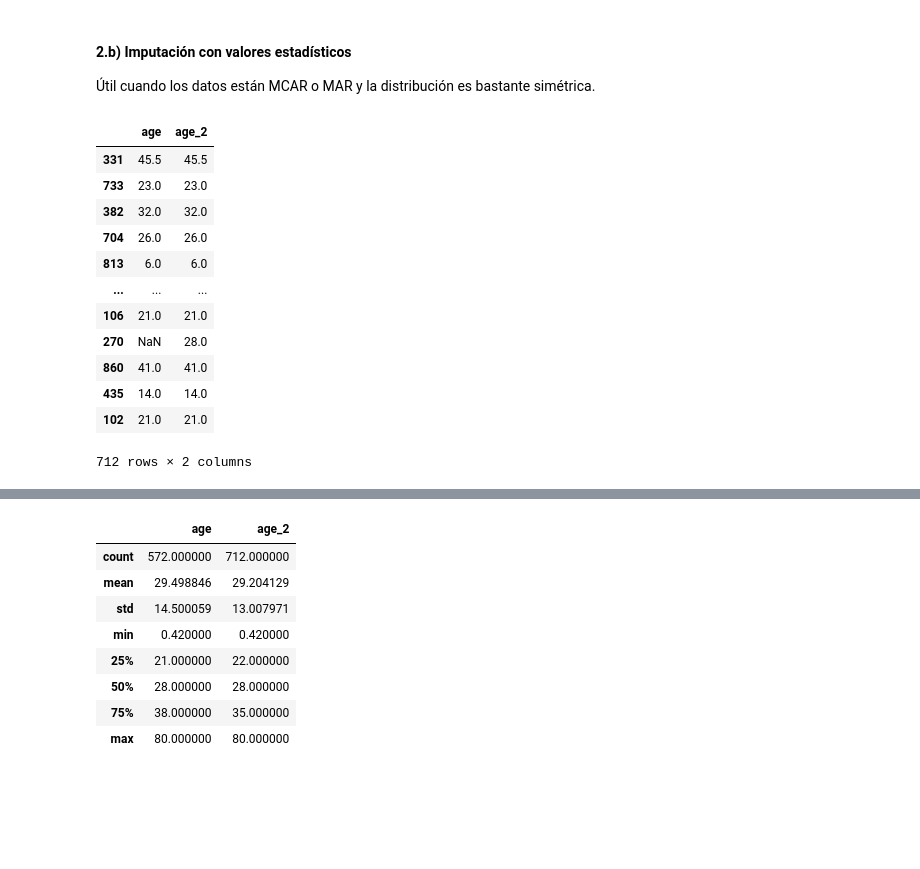
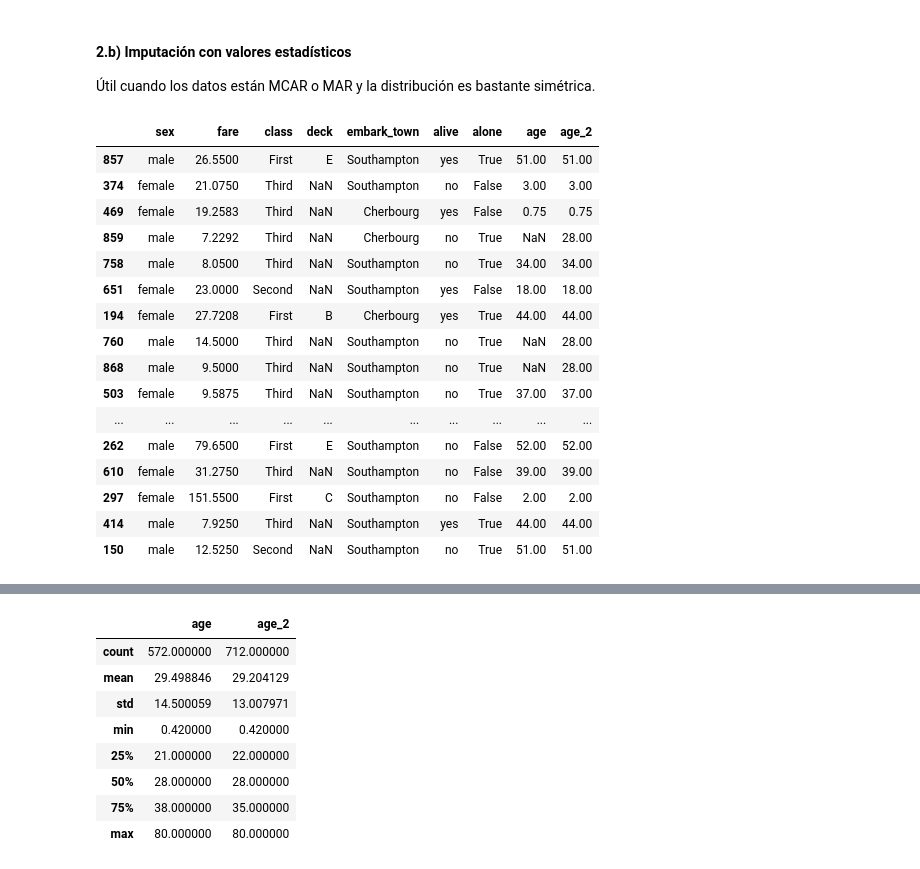
Before and after one commit to FIUBA-Posgrado-Inteligencia-Artificial/CEIA_Analisis_de_datos, a Jupyter notebook: notebooks/clase_04_tratamiento_datos_faltantes.ipynb, the cells around one changed output, grey strips where cells are left out. Drawn from its saved outputs; the diff is of its cells as text; code cells hidden in the pictures; blank space fills up the shorter version.

```diff
--- a/notebooks/clase_04_tratamiento_datos_faltantes.ipynb
+++ b/notebooks/clase_04_tratamiento_datos_faltantes.ipynb
@@ -168,22 +168,26 @@ df['age_2'] = df['age']
 df.fillna({'age_2':df['age'].median()}, inplace=True)
 #df.fillna({'age_2':df['age'].mean()}, inplace=True)
 #df.fillna({'age_2':df['age'].mode()}, inplace=True)
-
-df[['age', 'age_2']]
-# %% [output]
-|  | age | age_2 |
-| 331 | 45.5 | 45.5 |
-| 733 | 23.0 | 23.0 |
-| 382 | 32.0 | 32.0 |
-| 704 | 26.0 | 26.0 |
-| 813 | 6.0 | 6.0 |
-| ... | ... | ... |
-| 106 | 21.0 | 21.0 |
-| 270 | NaN | 28.0 |
-| 860 | 41.0 | 41.0 |
-| 435 | 14.0 | 14.0 |
-| 102 | 21.0 | 21.0 |
-712 rows × 2 columns
+# %%
+df[['sex', 'fare', 'class', 'deck', 'embark_town','alive', 'alone','age','age_2']].iloc[400:450] # muestra de los datos
+# %% [output]
+|  | sex | fare | class | deck | embark_town | alive | alone | age | age_2 |
+| 857 | male | 26.5500 | First | E | Southampton | yes | True | 51.00 | 51.00 |
+| 374 | female | 21.0750 | Third | NaN | Southampton | no | False | 3.00 | 3.00 |
+| 469 | female | 19.2583 | Third | NaN | Cherbourg | yes | False | 0.75 | 0.75 |
+| 859 | male | 7.2292 | Third | NaN | Cherbourg | no | True | NaN | 28.00 |
+| 758 | male | 8.0500 | Third | NaN | Southampton | no | True | 34.00 | 34.00 |
+| 651 | female | 23.0000 | Second | NaN | Southampton | yes | False | 18.00 | 18.00 |
+| 194 | female | 27.7208 | First | B | Cherbourg | yes | True | 44.00 | 44.00 |
+| 760 | male | 14.5000 | Third | NaN | Southampton | no | True | NaN | 28.00 |
+| 868 | male | 9.5000 | Third | NaN | Southampton | no | True | NaN | 28.00 |
+| 503 | female | 9.5875 | Third | NaN | Southampton | no | True | 37.00 | 37.00 |
+| ... | ... | ... | ... | ... | ... | ... | ... | ... | ... |
+| 262 | male | 79.6500 | First | E | Southampton | no | False | 52.00 | 52.00 |
+| 610 | female | 31.2750 | Third | NaN | Southampton | no | False | 39.00 | 39.00 |
+| 297 | female | 151.5500 | First | C | Southampton | no | False | 2.00 | 2.00 |
+| 414 | male | 7.9250 | Third | NaN | Southampton | yes | True | 44.00 | 44.00 |
+| 150 | male | 12.5250 | Second | NaN | Southampton | no | True | 51.00 | 51.00 |
 # %%
 fig, ax = plt.subplots(1, 2, figsize=(12, 4))
 
```
Also changed, not shown: parts of 3 cells of this notebook, 3 other files.
